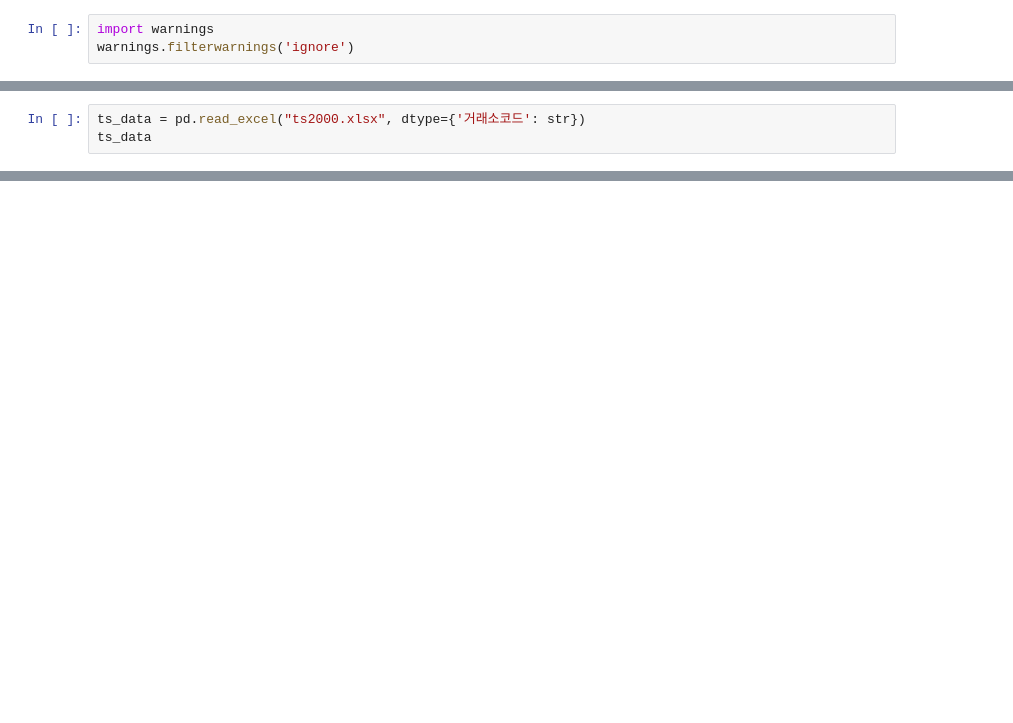
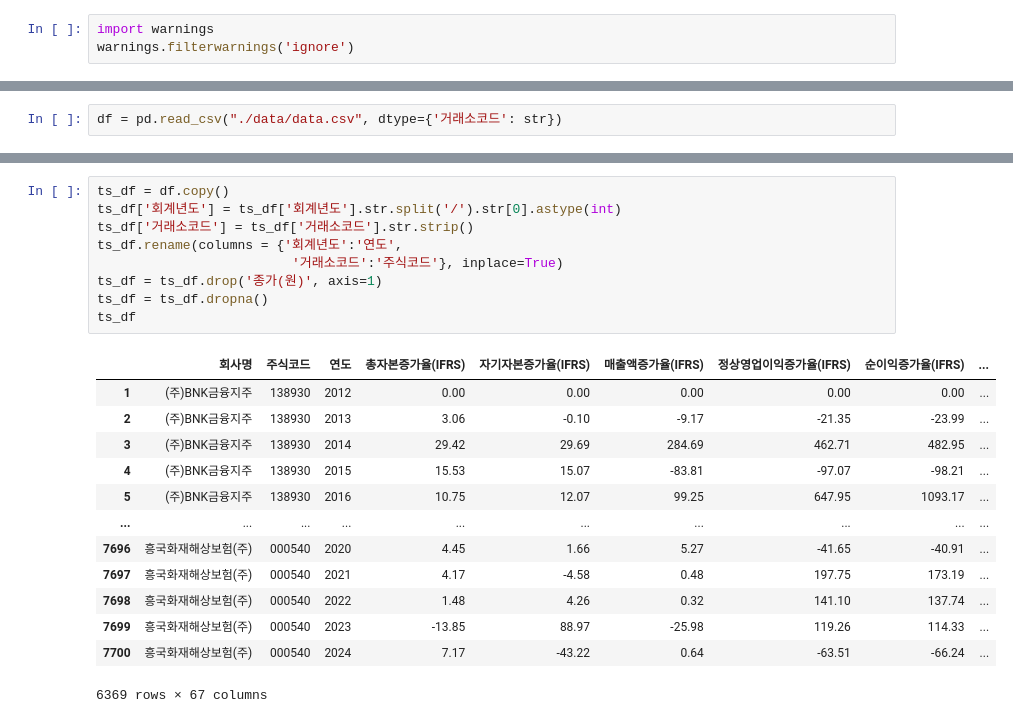
Before and after one commit to Kimboyun00/TeamProject, a Jupyter notebook: practice.ipynb, the cells around one changed output, grey strips where cells are left out. Drawn from its saved outputs; the diff is of its cells as text; blank space fills up the shorter version.

```diff
--- a/practice.ipynb
+++ b/practice.ipynb
@@ -103,3 +148,2 @@ pd.DataFrame(price_df[['연도']].value_counts()).sort_values(by='연도')
 # %%
-ts_data = pd.read_excel("ts2000.xlsx", dtype={'거래소코드': str})
-ts_data
+df = pd.read_csv("./data/data.csv", dtype={'거래소코드': str})
@@ -116,0 +191,23 @@ ts_df
+# %%
+ts_df = df.copy()
+ts_df['회계년도'] = ts_df['회계년도'].str.split('/').str[0].astype(int)
+ts_df['거래소코드'] = ts_df['거래소코드'].str.strip()
+ts_df.rename(columns = {'회계년도':'연도',
+                         '거래소코드':'주식코드'}, inplace=True)
+ts_df = ts_df.drop('종가(원)', axis=1)
+ts_df = ts_df.dropna()
+ts_df
+# %% [output]
+|  | 회사명 | 주식코드 | 연도 | 총자본증가율(IFRS) | 자기자본증가율(IFRS) | 매출액증가율(IFRS) | 정상영업이익증가율(IFRS) | 순이익증가율(IFRS) | ... |
+| 1 | (주)BNK금융지주 | 138930 | 2012 | 0.00 | 0.00 | 0.00 | 0.00 | 0.00 | ... |
+| 2 | (주)BNK금융지주 | 138930 | 2013 | 3.06 | -0.10 | -9.17 | -21.35 | -23.99 | ... |
+| 3 | (주)BNK금융지주 | 138930 | 2014 | 29.42 | 29.69 | 284.69 | 462.71 | 482.95 | ... |
+| 4 | (주)BNK금융지주 | 138930 | 2015 | 15.53 | 15.07 | -83.81 | -97.07 | -98.21 | ... |
+| 5 | (주)BNK금융지주 | 138930 | 2016 | 10.75 | 12.07 | 99.25 | 647.95 | 1093.17 | ... |
+| ... | ... | ... | ... | ... | ... | ... | ... | ... | ... |
+| 7696 | 흥국화재해상보험(주) | 000540 | 2020 | 4.45 | 1.66 | 5.27 | -41.65 | -40.91 | ... |
+| 7697 | 흥국화재해상보험(주) | 000540 | 2021 | 4.17 | -4.58 | 0.48 | 197.75 | 173.19 | ... |
+| 7698 | 흥국화재해상보험(주) | 000540 | 2022 | 1.48 | 4.26 | 0.32 | 141.10 | 137.74 | ... |
+| 7699 | 흥국화재해상보험(주) | 000540 | 2023 | -13.85 | 88.97 | -25.98 | 119.26 | 114.33 | ... |
+| 7700 | 흥국화재해상보험(주) | 000540 | 2024 | 7.17 | -43.22 | 0.64 | -63.51 | -66.24 | ... |
+6369 rows × 67 columns
```
Also changed, not shown: parts of 35 cells of this notebook, 4 other files.
